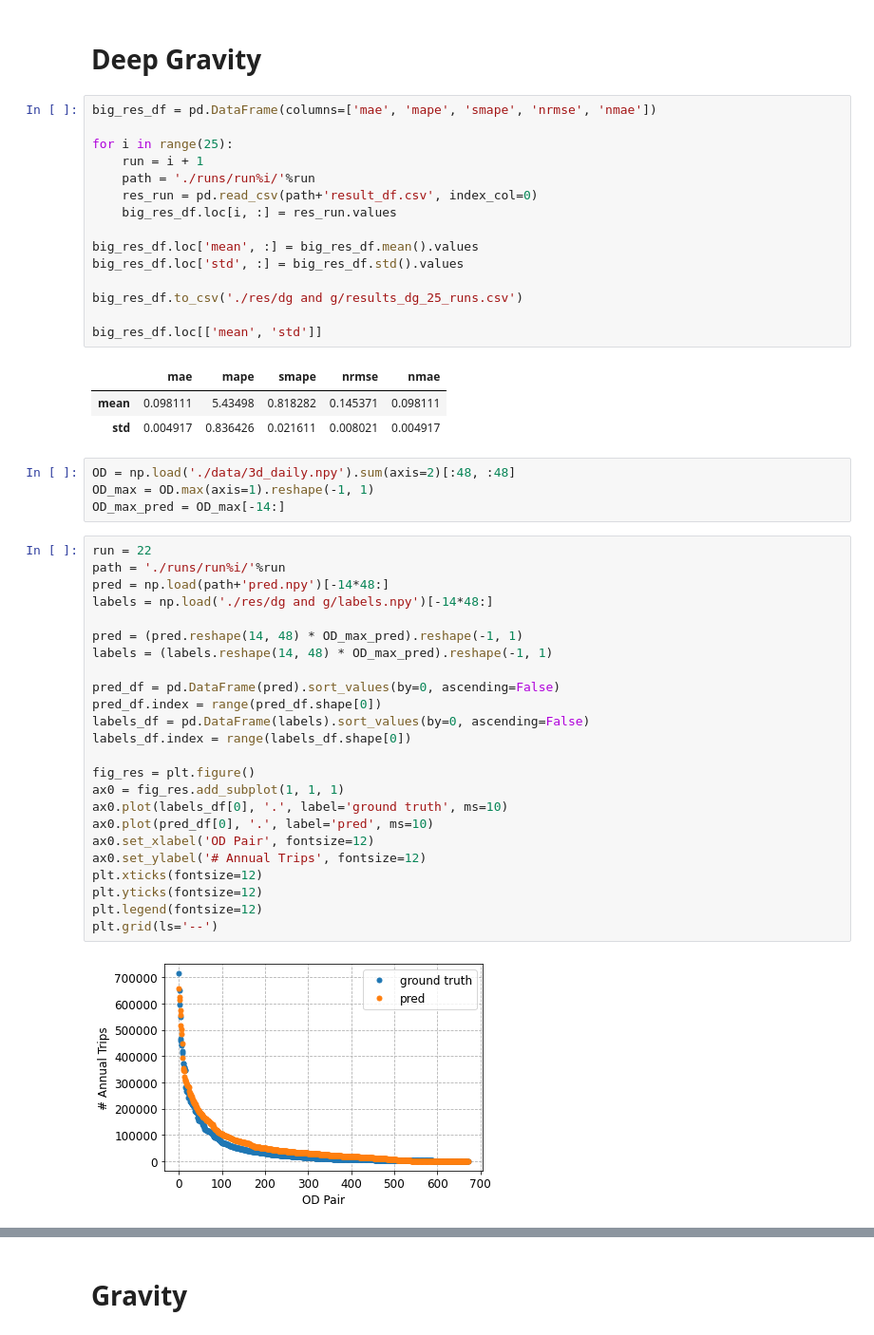
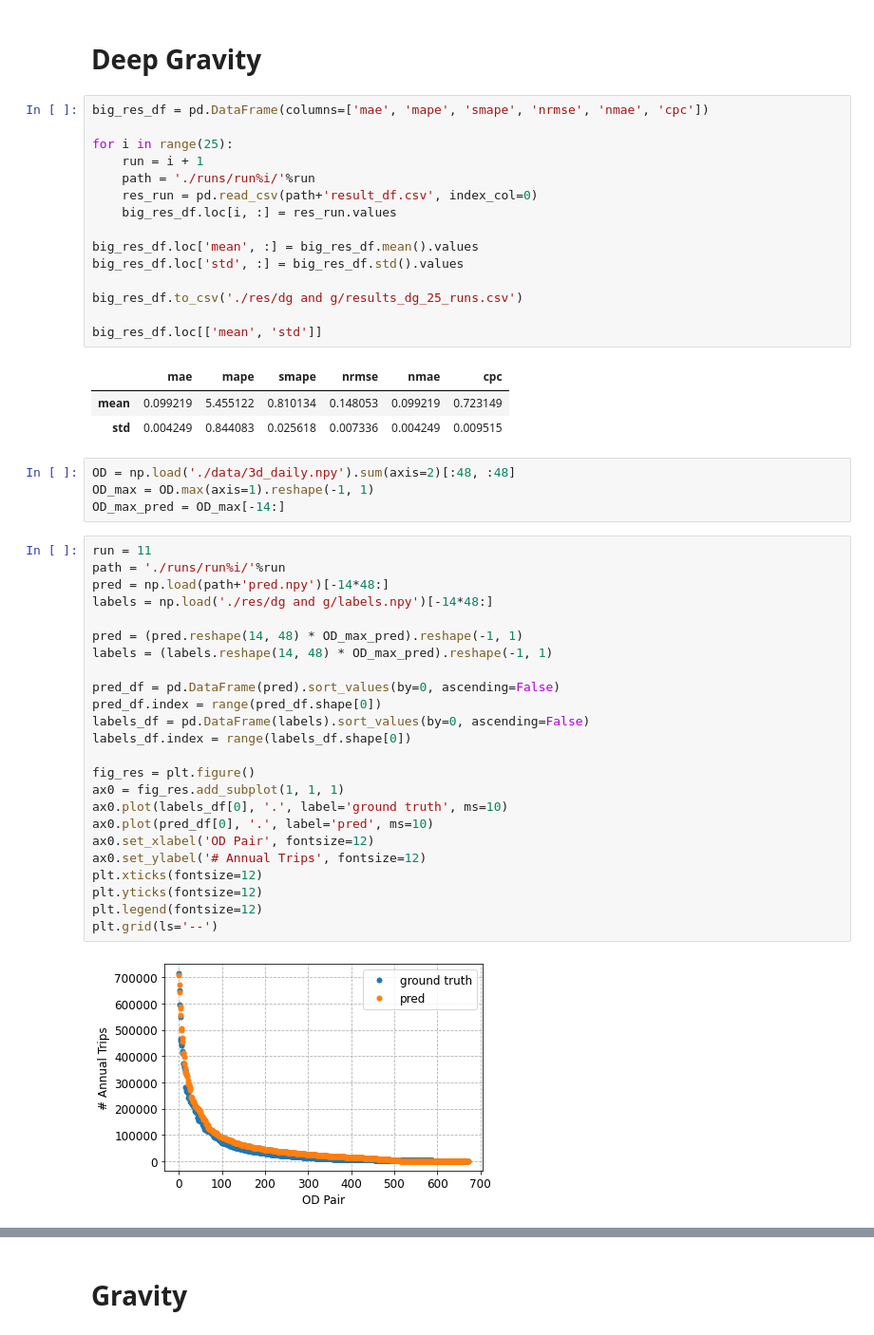
Before and after one commit to khzhang2/BART_Ridership_Prediction, a Jupyter notebook: Result_Analysis_dg_g.ipynb, the cells around one changed output, grey strips where cells are left out. Shown at 95% size. Drawn from its saved outputs; the diff is of its cells as text.

```diff
--- a/Result_Analysis_dg_g.ipynb
+++ b/Result_Analysis_dg_g.ipynb
@@ -7,7 +7,7 @@ import deep_gravity_utils as dgu
 # %% [markdown]
 # Deep Gravity
 # %%
-big_res_df = pd.DataFrame(columns=['mae', 'mape', 'smape', 'nrmse', 'nmae'])
+big_res_df = pd.DataFrame(columns=['mae', 'mape', 'smape', 'nrmse', 'nmae', 'cpc'])
 
 for i in range(25):
     run = i + 1
@@ -22,39 +22,39 @@ big_res_df.to_csv('./res/dg and g/results_dg_25_runs.csv')
 
 big_res_df.loc[['mean', 'std']]
 # %% [output]
-|  | mae | mape | smape | nrmse | nmae |
-| mean | 0.098111 | 5.43498 | 0.818282 | 0.145371 | 0.098111 |
-| std | 0.004917 | 0.836426 | 0.021611 | 0.008021 | 0.004917 |
+|  | mae | mape | smape | nrmse | nmae | cpc |
+| mean | 0.099219 | 5.455122 | 0.810134 | 0.148053 | 0.099219 | 0.723149 |
+| std | 0.004249 | 0.844083 | 0.025618 | 0.007336 | 0.004249 | 0.009515 |
 # %%
 OD = np.load('./data/3d_daily.npy').sum(axis=2)[:48, :48]
 OD_max = OD.max(axis=1).reshape(-1, 1)
 OD_max_pred = OD_max[-14:]
 # %%
-run = 22
+run = 11
 path = './runs/run%i/'%run
 pred = np.load(path+'pred.npy')[-14*48:]
 labels = np.load('./res/dg and g/labels.npy')[-14*48:]
 
 pred = (pred.reshape(14, 48) * OD_max_pred).reshape(-1, 1)
 labels = (labels.reshape(14, 48) * OD_max_pred).reshape(-1, 1)
 
 pred_df = pd.DataFrame(pred).sort_values(by=0, ascending=False)
 pred_df.index = range(pred_df.shape[0])
 labels_df = pd.DataFrame(labels).sort_values(by=0, ascending=False)
 labels_df.index = range(labels_df.shape[0])
 
 fig_res = plt.figure()
 ax0 = fig_res.add_subplot(1, 1, 1)
 ax0.plot(labels_df[0], '.', label='ground truth', ms=10)
 ax0.plot(pred_df[0], '.', label='pred', ms=10)
 ax0.set_xlabel('OD Pair', fontsize=12)
 ax0.set_ylabel('# Annual Trips', fontsize=12)
 plt.xticks(fontsize=12)
 plt.yticks(fontsize=12)
 plt.legend(fontsize=12)
 plt.grid(ls='--')
 # %% [output]
-[figure, old version]
+[figure, new version]
 # %%
 m = 0.0
 
```
Also changed, not shown: parts of 4 cells of this notebook.
